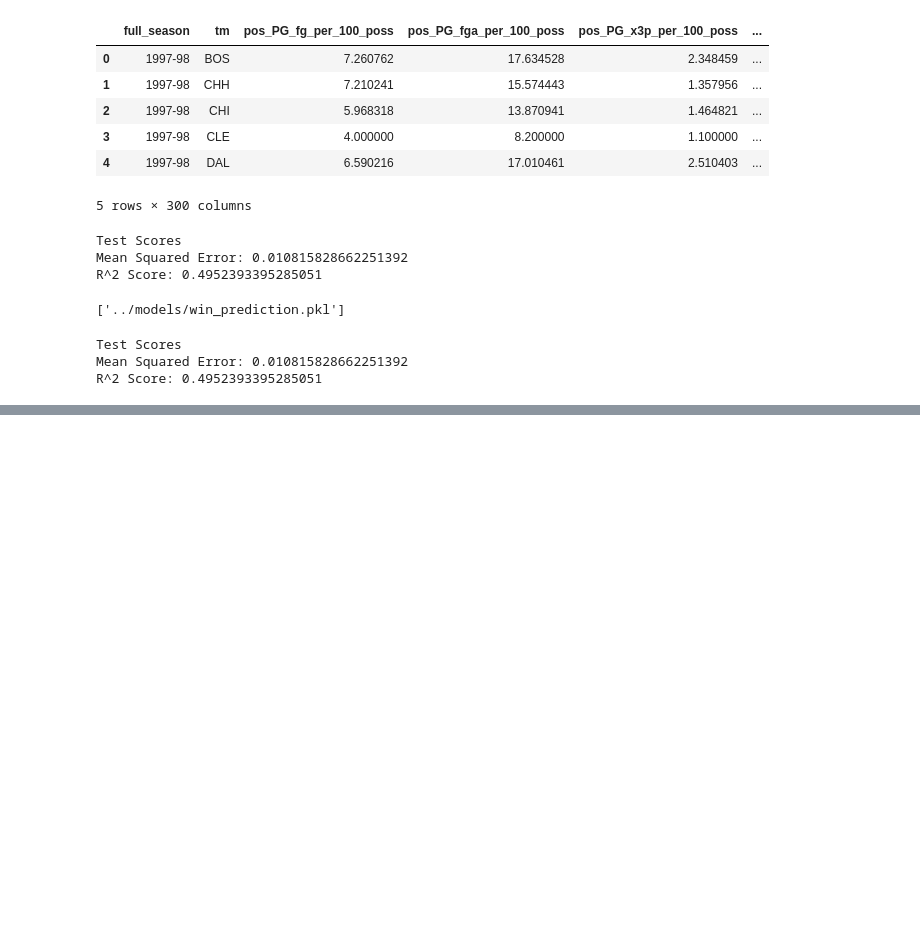
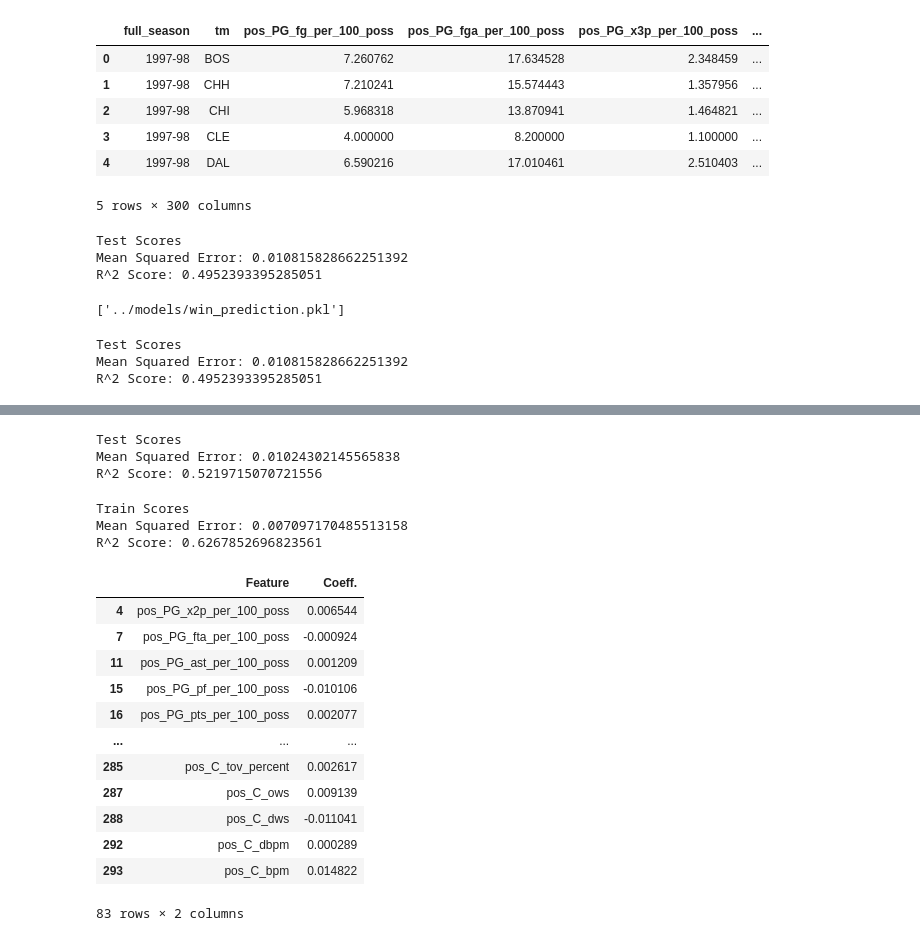
Before and after one commit to sean-r-duffy/nba-analytics, a Jupyter notebook: notebooks/team_wins_prediction_SD.ipynb, the cells around one changed output, grey strips where cells are left out. Saved outputs shown, nothing was run; the diff lists cells and outputs as text; code cells hidden in the pictures; blank space fills up the shorter version.

```diff
--- a/notebooks/team_wins_prediction_SD.ipynb
+++ b/notebooks/team_wins_prediction_SD.ipynb
@@ -261,0 +254,26 @@ R^2 Score: 0.4952393395285051
+# %%
+X_train, X_test, y_train, y_test = train_test_split(X, y, test_size=0.2, random_state=0)
+lasso_reg = Lasso(alpha=0.001).fit(X_train, y_train)
+y_pred = lasso_reg.predict(X_test)
+mse = mean_squared_error(y_test, y_pred)
+r2 = r2_score(y_test, y_pred)
+
+print('Test Scores')
+print(f'Mean Squared Error: {mse}')
+print(f'R^2 Score: {r2}')
+# %% [output]
+Test Scores
+Mean Squared Error: 0.01024302145565838
+R^2 Score: 0.5219715070721556
+# %%
+y_train_pred = lasso_reg.predict(X_train)
+mse = mean_squared_error(y_train, y_train_pred)
+r2 = r2_score(y_train, y_train_pred)
+
+print('Train Scores')
+print(f'Mean Squared Error: {mse}')
+print(f'R^2 Score: {r2}')
+# %% [output]
+Train Scores
+Mean Squared Error: 0.007097170485513158
+R^2 Score: 0.6267852696823561
@@ -261,0 +284,18 @@ R^2 Score: 0.4952393395285051
+# %%
+important_features = feat_importance_df[feat_importance_df['Coeff.'].map(abs) > 0.000001]
+important_features
+#feat_importance_df.sort_values('Abs. Coeff.', ascending=False)
+# %% [output]
+|  | Feature | Coeff. |
+| 4 | pos_PG_x2p_per_100_poss | 0.006544 |
+| 7 | pos_PG_fta_per_100_poss | -0.000924 |
+| 11 | pos_PG_ast_per_100_poss | 0.001209 |
+| 15 | pos_PG_pf_per_100_poss | -0.010106 |
+| 16 | pos_PG_pts_per_100_poss | 0.002077 |
+| ... | ... | ... |
+| 285 | pos_C_tov_percent | 0.002617 |
+| 287 | pos_C_ows | 0.009139 |
+| 288 | pos_C_dws | -0.011041 |
+| 292 | pos_C_dbpm | 0.000289 |
+| 293 | pos_C_bpm | 0.014822 |
+83 rows × 2 columns
```
Also changed, not shown: parts of 24 cells of this notebook, 1 other file.
